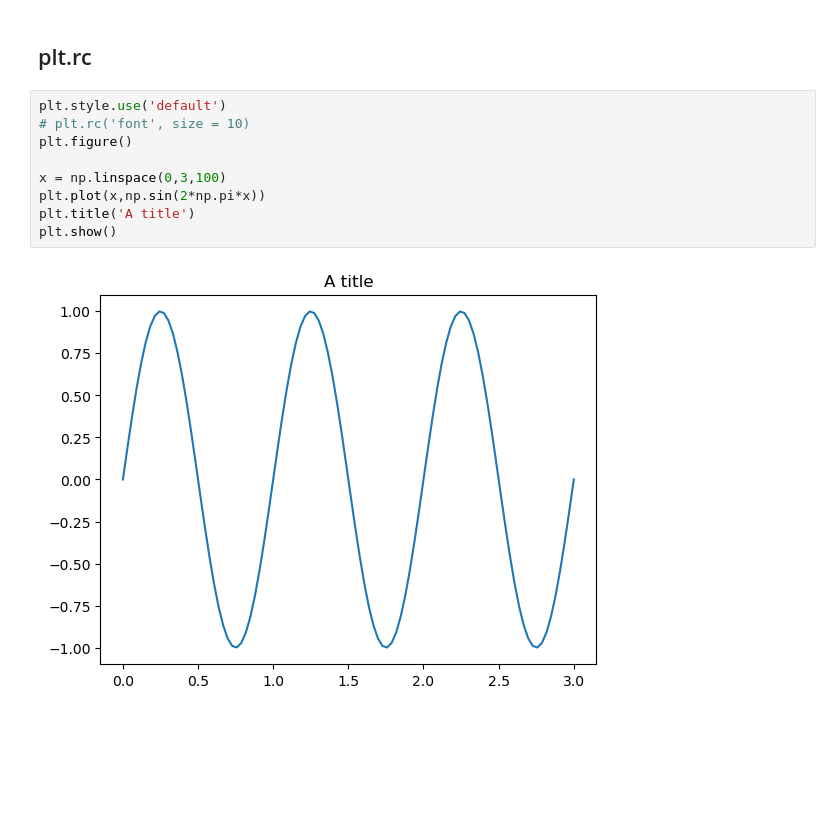
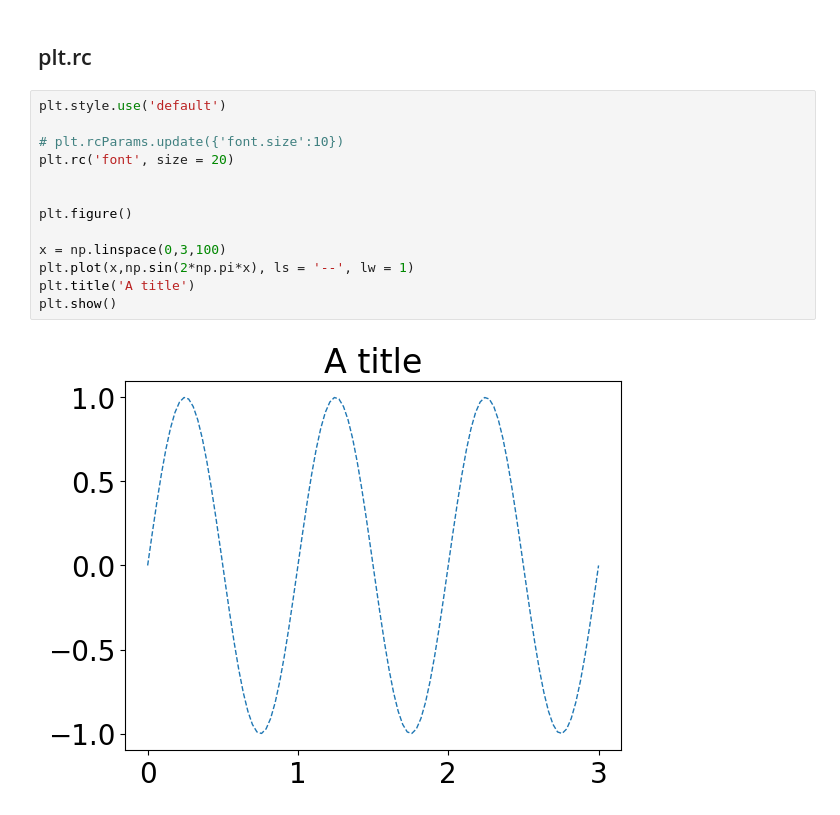
Before and after one commit to SylvainDLDK/PythonClub, a Jupyter notebook: _notebooks/2021-09-29-Figures-continuing.ipynb, the cells around one changed output. Drawn from its saved outputs; the diff is of its cells as text; blank space fills up the shorter version.

```diff
--- a/_notebooks/2021-09-29-Figures-continuing.ipynb
+++ b/_notebooks/2021-09-29-Figures-continuing.ipynb
@@ -146,12 +170,16 @@ plt.show()
 ## plt.rc
 # %%
 plt.style.use('default')
-# plt.rc('font', size = 10)
+
+# plt.rcParams.update({'font.size':10})
+plt.rc('font', size = 20)
+
+
 plt.figure()
 
 x = np.linspace(0,3,100)
-plt.plot(x,np.sin(2*np.pi*x))
+plt.plot(x,np.sin(2*np.pi*x), ls = '--', lw = 1)
 plt.title('A title')
 plt.show()
 # %% [output]
-[figure, old version]
+[figure, new version]
```
Also changed, not shown: parts of 20 cells of this notebook, 1 other file.
